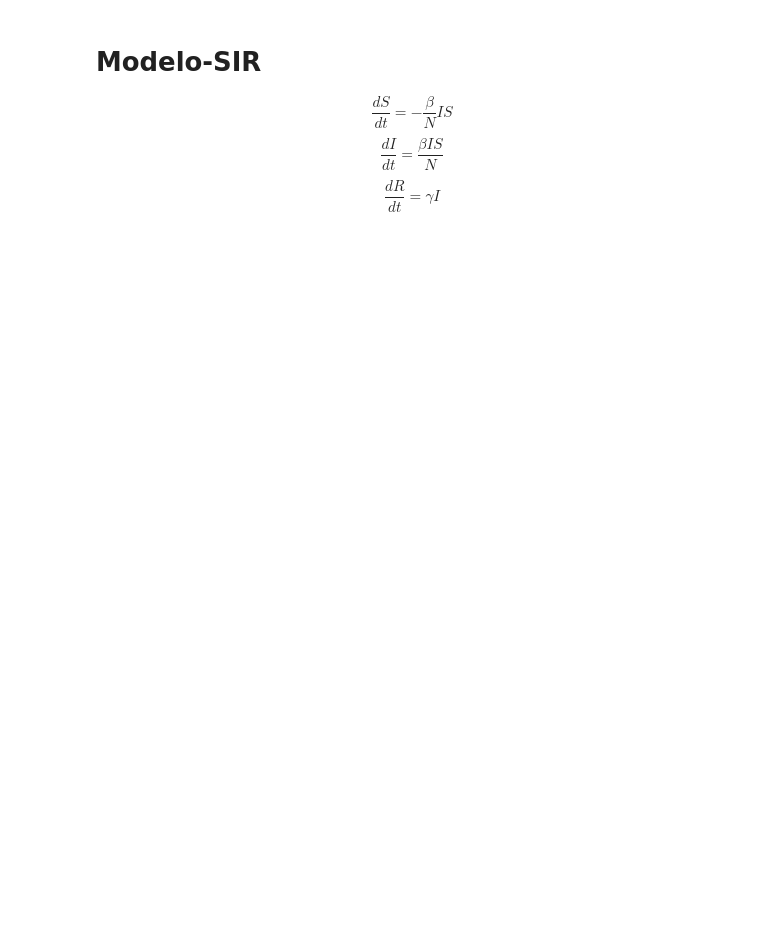
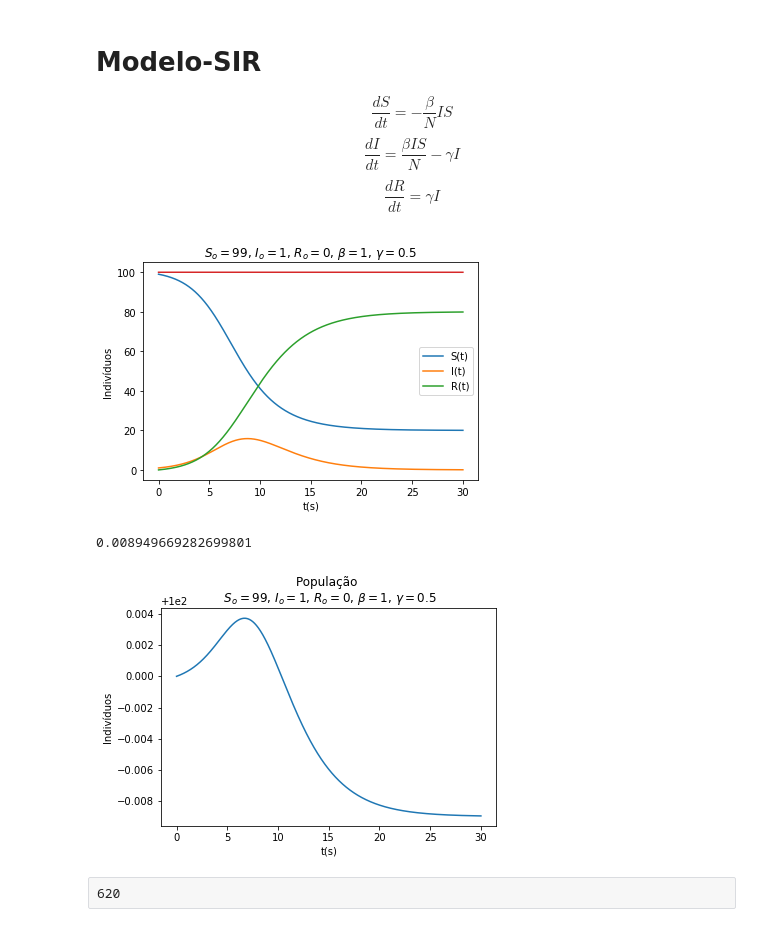
Before and after one commit to maoderos/metcompB-notebooks, a Jupyter notebook: relatorio-ModeloSIR.ipynb, the cells around one changed output. Drawn from its saved outputs; the diff is of its cells as text; code cells hidden in the pictures; blank space fills up the shorter version.

```diff
--- a/relatorio-ModeloSIR.ipynb
+++ b/relatorio-ModeloSIR.ipynb
@@ -2,5 +2,69 @@
 # Modelo-SIR
 
 $$   \frac{dS}{dt} = -\frac{\beta}{N} IS $$
-$$    \frac{dI}{dt} = \frac{\beta I S}{N} $$
+$$    \frac{dI}{dt} = \frac{\beta I S}{N} -\gamma I$$
 $$   \frac{dR}{dt} = \gamma I $$
+# %%
+import numpy as np
+import matplotlib.pyplot as plt
+
+#condicções iniciais
+S_o = 99
+I_o = 1
+R_o = 0
+gamma = 0.5
+b = 1
+N = S_o + I_o + R_o
+
+S_l = [S_o]
+I_l = [I_o]
+R_l = [R_o]
+t_l = [0]
+N_l = [N]
+
+S = S_o
+I = I_o
+R = R_o
+
+tf=30
+dt = 0.001
+t = dt
+#euler-chomer
+while t < tf:
+    S = S - ((b*I*S)/N)*dt
+    I = I + ((b*I*S)/N)*dt - gamma*I*dt
+    R = R + gamma*I*dt
+    Ni = S + I + R
+
+    S_l.append(S)
+    I_l.append(I)
+    R_l.append(R)
+    t_l.append(t)
+    N_l.append(Ni)
+    t += dt
+
+plt.figure()
+plt.title(r"$S_o = {0}$, $I_o = {1}$, $R_o = {2}$, $\beta = {3}$, $\gamma = {4}$".format(S_o,I_o,R_o,b,gamma))
+plt.ylabel("Indivíduos")
+plt.xlabel("t(s)")
+plt.plot(t_l,S_l, label="S(t)")
+plt.plot(t_l,I_l, label="I(t)")
+plt.plot(t_l,R_l, label="R(t)")
+plt.plot(t_l, N_l)
+plt.legend()
+plt.show()
+plt.close()
+
+print(N_l[0] - N_l[-1])
+
+plt.title("População \n " + r"$S_o = 99$, $I_o = 1$, $R_o = 0$, $\beta = 1$, $\gamma = 0.5$")
+plt.ylabel("Indivíduos")
+plt.xlabel("t(s)")
+plt.plot(t_l,N_l)
+plt.show()
+# %% [output]
+[figure, added]
+0.008949669282699801
+[figure, added]
+# %% [raw]
+620
```
Also changed, not shown: parts of 6 cells of this notebook, 1 other file.
